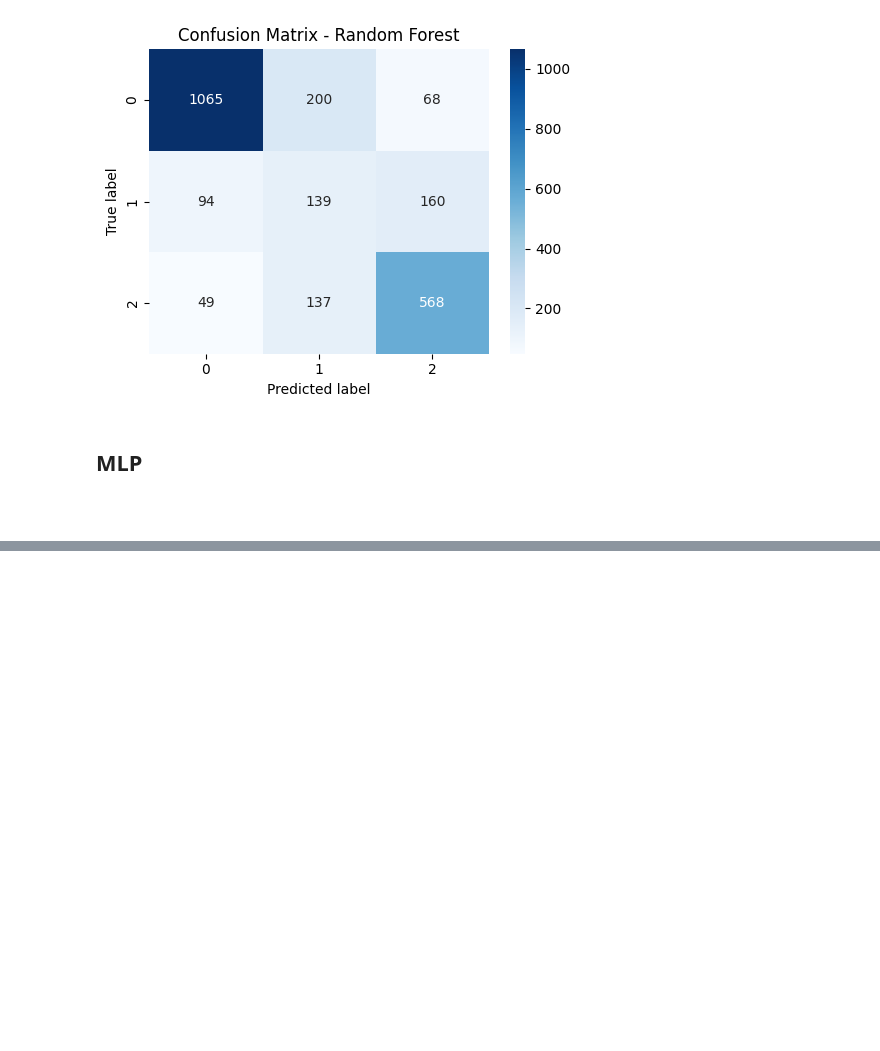
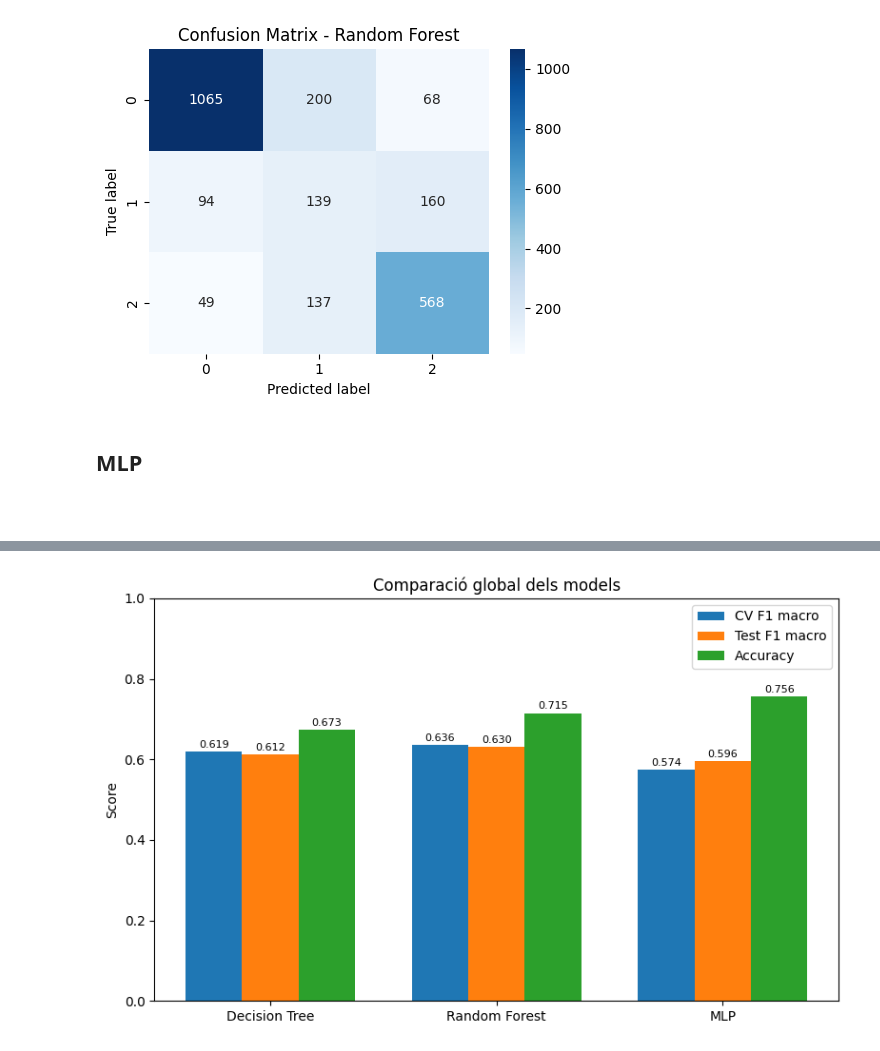
Before and after one commit to eliagarcia/tfg-genetic-variants, a Jupyter notebook: notebooks/PolyPhen.ipynb, the cells around one changed output, grey strips where cells are left out. Drawn from its saved outputs; the diff is of its cells as text; code cells hidden in the pictures; blank space fills up the shorter version.

Commit message:
figures comparacio models

```diff
--- a/notebooks/PolyPhen.ipynb
+++ b/notebooks/PolyPhen.ipynb
@@ -562,0 +584,97 @@ F1 macro al test: 0.5958734925964345
+# %%
+import numpy as np
+import matplotlib.pyplot as plt
+from sklearn.metrics import classification_report, f1_score, accuracy_score
+
+# =========================
+# Extreure resultats models
+# =========================
+
+model_names = ["Decision Tree", "Random Forest", "MLP"]
+colors = ["#185FA5", "#1D9E75", "#BA7517"]
+
+best_models = [best_dt, best_rf, best_mlp]
+cv_scores = [
+    grid_dt.best_score_,
+    random_search_rf.best_score_,
+    random_search_mlp.best_score_,
+]
+
+reports = {}
+f1_macro_cv = []
+f1_macro_test = []
+accuracy_test = []
+f1_per_class = {}
+
+for name, model, cv_score in zip(model_names, best_models, cv_scores):
+    y_pred = model.predict(X_test)
+    report = classification_report(y_test, y_pred, output_dict=True)
+    reports[name] = report
+
+    f1_macro_cv.append(cv_score)
+    f1_macro_test.append(f1_score(y_test, y_pred, average="macro"))
+    accuracy_test.append(accuracy_score(y_test, y_pred))
+
+    classes = sorted([k for k in report.keys() if k not in ("accuracy", "macro avg", "weighted avg")])
+    f1_per_class[name] = [report[c]["f1-score"] for c in classes]
+
+class_labels = [f"Class {c}" for c in classes]
+
+# =========================
+# FIGURA 1 — Comparació global
+# =========================
+
+x = np.arange(len(model_names))
+width = 0.25
+
+fig, ax = plt.subplots(figsize=(8, 5))
+
+ax.bar(x - width, f1_macro_cv, width, label="CV F1 macro")
+ax.bar(x, f1_macro_test, width, label="Test F1 macro")
+ax.bar(x + width, accuracy_test, width, label="Accuracy")
+
+ax.set_title("Comparació global dels models")
+ax.set_ylabel("Score")
+ax.set_xticks(x)
+ax.set_xticklabels(model_names)
+ax.set_ylim(0, 1)
+ax.legend()
+
+for i, v in enumerate(f1_macro_cv):
+    ax.text(i - width, v + 0.01, f"{v:.3f}", ha="center", fontsize=8)
+for i, v in enumerate(f1_macro_test):
+    ax.text(i, v + 0.01, f"{v:.3f}", ha="center", fontsize=8)
+for i, v in enumerate(accuracy_test):
+    ax.text(i + width, v + 0.01, f"{v:.3f}", ha="center", fontsize=8)
+
+plt.tight_layout()
+plt.show()
+
+# =========================
+# FIGURA 2 — F1 per classe
+# =========================
+
+x = np.arange(len(class_labels))
+width = 0.25
+
+fig, ax = plt.subplots(figsize=(9, 5))
+
+for i, (model, color) in enumerate(zip(model_names, colors)):
+    offset = (i - 1) * width
+    values = f1_per_class[model]
+    bars = ax.bar(x + offset, values, width, label=model, color=color)
+    for bar, val in zip(bars, values):
+        ax.text(bar.get_x() + bar.get_width()/2, val + 0.01, f"{val:.2f}",
+                ha="center", va="bottom", fontsize=8)
+
+ax.set_title("Comparació del F1-score per classe")
+ax.set_ylabel("F1-score")
+ax.set_xticks(x)
+ax.set_xticklabels(class_labels)
+ax.set_ylim(0, 1)
+ax.legend()
+
+plt.tight_layout()
+plt.show()
+# %% [output]
+[figure, added]
```
Also changed, not shown: parts of 6 cells of this notebook.
